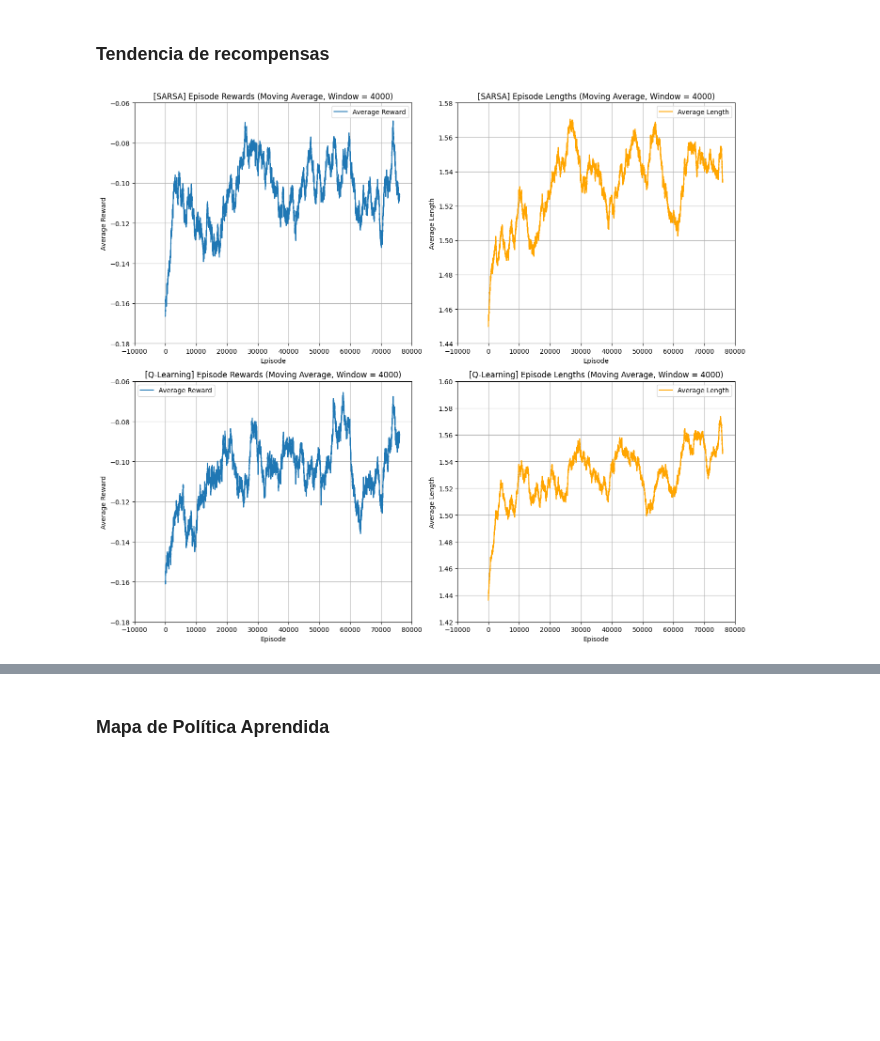
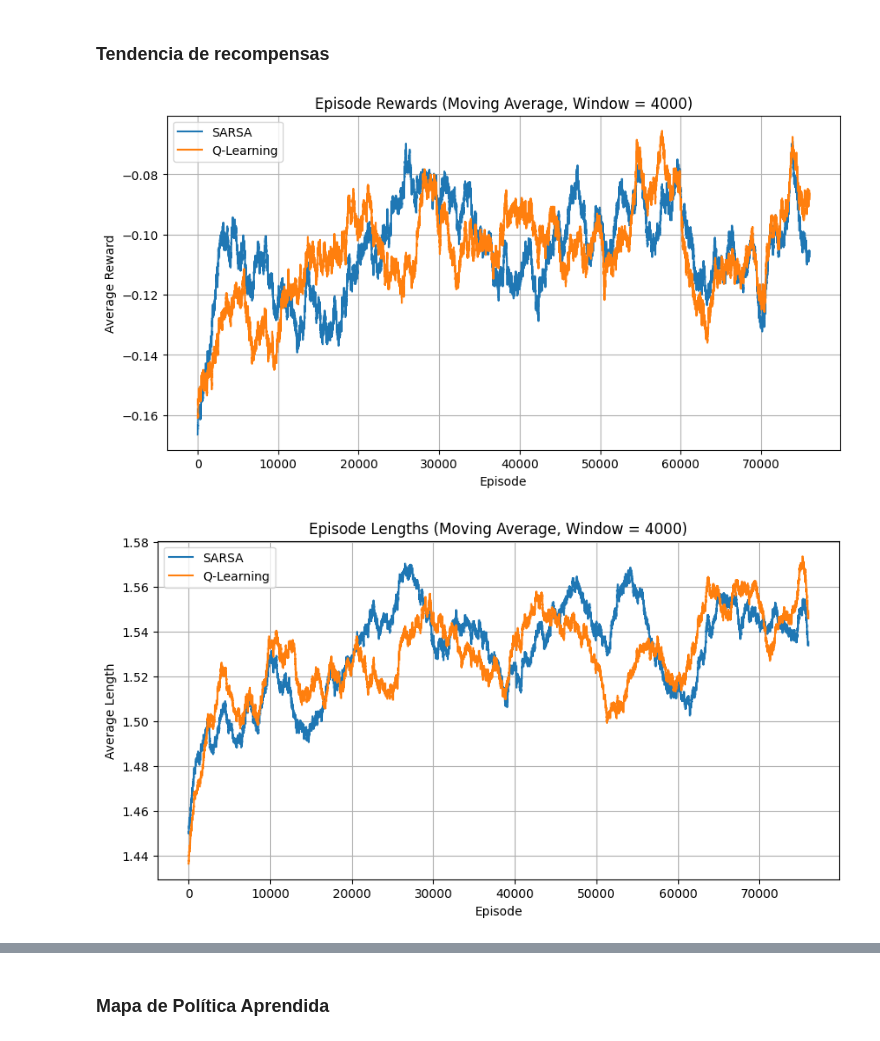
Before and after one commit to kikaymusic/EscuderoRodriguezSanchez, a Jupyter notebook: Entornos_Complejos/notebook_diferencias_temporales.ipynb, the cells around one changed output, grey strips where cells are left out. Cells and saved outputs as stored; diff of their text form; code cells hidden in the pictures; blank space fills up the shorter version.

```diff
--- a/Entornos_Complejos/notebook_diferencias_temporales.ipynb
+++ b/Entornos_Complejos/notebook_diferencias_temporales.ipynb
@@ -195,14 +197,18 @@ V_qlearning, policy_qlearning = q_to_v_and_policy(qlearning_agent.q_table)
 # %% [markdown]
 ### Tendencia de recompensas
 # %%
-compare_plots(
-    plot_rewards,
-    agents_data=[(episode_returns_sarsa, episode_lengths_sarsa), (episode_returns_qlearning, episode_lengths_qlearning)],
-    agent_names=["SARSA", "Q-Learning"],
-    window=4000
-)
+agents_data = [
+    (episode_returns_sarsa, episode_lengths_sarsa),
+    (episode_returns_qlearning, episode_lengths_qlearning),
+]
+
+agent_names = ["SARSA", "Q-Learning"]
+
+compare_rewards(agents_data, agent_names, window=4000)
+compare_lengths(agents_data, agent_names, window=4000)
 # %% [output]
-[figure, old version]
+[figure, new version]
+[figure, added]
 # %% [markdown]
 **SARSA**: Recompensa media y duración media
 
```
Also changed, not shown: parts of 3 cells of this notebook.
